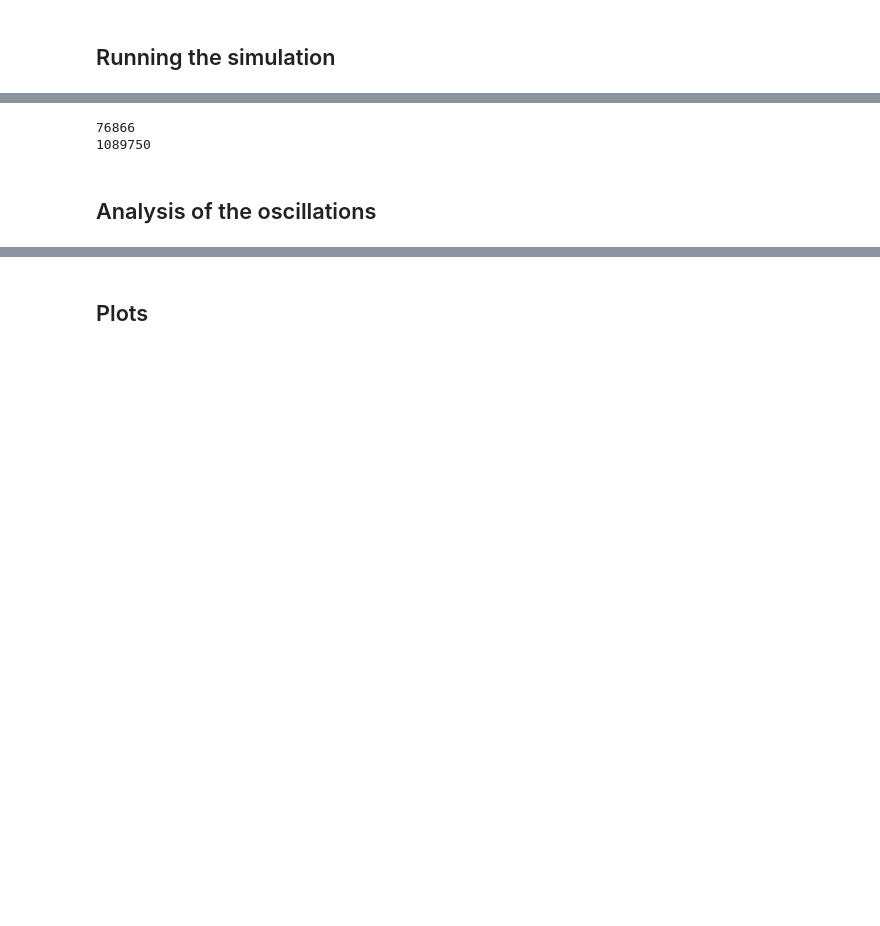
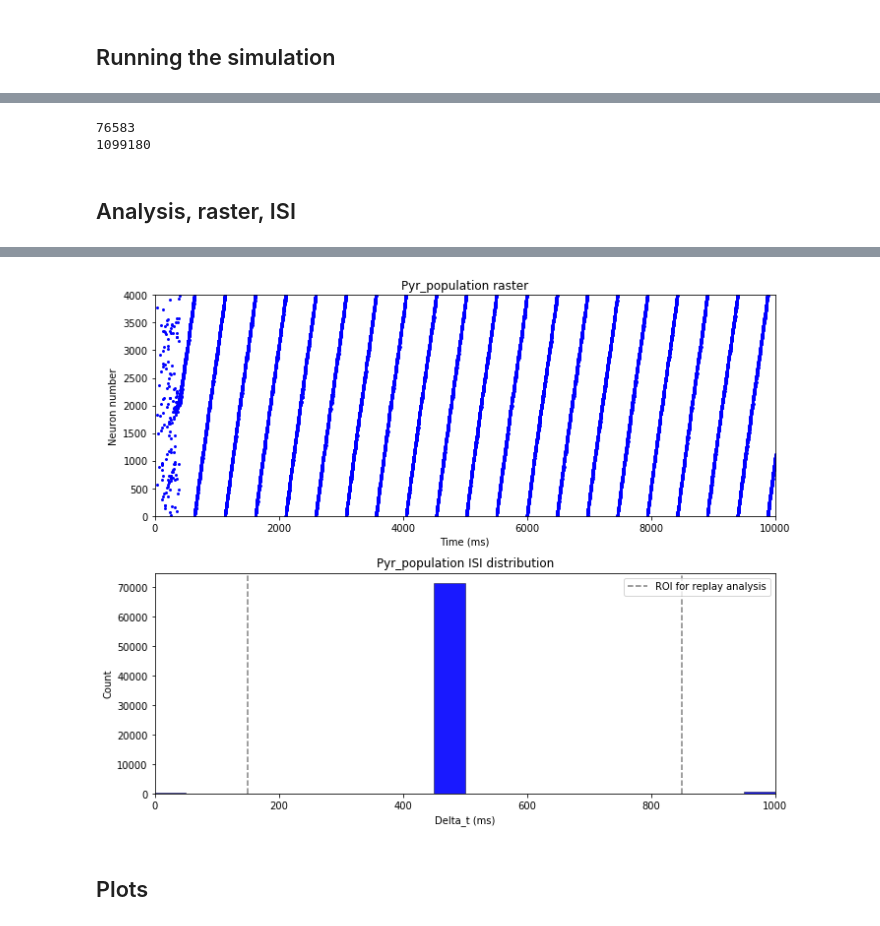
Before and after one commit to andrisecker/KOKISharpWaves, a Jupyter notebook: notebooks/spw_network_new_models.ipynb, the cells around one changed output, grey strips where cells are left out. Saved outputs shown, nothing was run; the diff lists cells and outputs as text; code cells hidden in the pictures; blank space fills up the shorter version.

```diff
--- a/notebooks/spw_network_new_models.ipynb
+++ b/notebooks/spw_network_new_models.ipynb
@@ -118,12 +127,6 @@ dg_ampa/dt = -g_ampa/tauSyn_PyrExc : 1
 dg_gaba/dt = -g_gaba/tauSyn_PyrInh : 1
 '''
 
-reset_adexp = '''
-vm = reset_Pyr
-w += b_Pyr
-'''
-
-# Bence
 eqs_bas = '''
 dvm/dt = (-gL_Bas*(vm-Vrest_Bas) + gL_Bas*delta_T_Bas*exp((vm- theta_Bas)/delta_T_Bas)-w - (g_ampa*z*(vm-E_Exc) + g_gaba*z*(vm-E_Inh)))/Cm_Bas : volt
 dw/dt = (a_Bas*(vm- Vrest_Bas )-w)/tau_w_Bas : amp
@@ -131,26 +134,21 @@ dg_ampa/dt = -g_ampa/tauSyn_BasExc : 1
 dg_gaba/dt = -g_gaba/tauSyn_BasInh : 1
 '''
 
-reset_basket = '''
-vm = reset_Bas
-w += b_Bas
-'''
-
 def myresetfunc(P, spikes):
     P.vm[spikes] = reset_Pyr    # reset voltage
     P.w[spikes] += b_Pyr        # low pass filter of spikes (adaptation mechanism)
 
-# Bence
+
 def basresetfunc(P, spikes):
     P.vm[spikes] = reset_Bas
     P.w[spikes] += b_Bas
 
-SCR     = SimpleCustomRefractoriness(myresetfunc, tref_Pyr, state='vm')
+SCR_Pyr = SimpleCustomRefractoriness(myresetfunc,  tref_Pyr, state='vm')
 SCR_Bas = SimpleCustomRefractoriness(basresetfunc, tref_Bas, state='vm')
 # %% [markdown]
 ## Creating and initializing populations
 # %%
-PE = NeuronGroup(NE, model=eqs_adexp, threshold=v_spike_Pyr, reset=SCR)
+PE = NeuronGroup(NE, model=eqs_adexp, threshold=v_spike_Pyr, reset=SCR_Pyr)
 PI = NeuronGroup(NI, model=eqs_bas,   threshold=v_spike_Bas, reset=SCR_Bas)
 
 PE.vm = Vrest_Pyr
@@ -228,31 +210,44 @@ run(10000*ms, report='text')
 print sme.nspikes
 print smi.nspikes
 # %% [output]
-76866
-1089750
+76583
+1099180
-# %% [markdown]
-## Analysis of the oscillations
+# %% [markdown]
+## Analysis, raster, ISI
 # %%
-avgReplayInterval = replay(isi.count[3:17])  # bins from 150 to 850 (range of interest)
+%matplotlib inline
+spikeTimesE, spikingNeuronsE, poprE, ISI = preprocess_spikes(sme.spiketimes, NE)
+ISI = plot_raster_ISI(spikeTimesE, spikingNeuronsE, ISI, "blue", multiplier_=1)
 
-meanEr, rEAC, maxEAC, tMaxEAC, maxEACR, tMaxEACR, fE, PxxE, avgRippleFE, ripplePE = ripple(popre.rate, 1000)
-avgGammaFE, gammaPE = gamma(fE, PxxE)
-meanIr, rIAC, maxIAC, tMaxIAC, maxIACR, tMaxIACR, fI, PxxI, avgRippleFI, ripplePI = ripple(popri.rate, 1000)
-avgGammaFI, gammaPI = gamma(fI, PxxI)
+if np.max(poprE) == 0:
+    print 'No activity!'
 
-print 'Mean excitatory rate: ', meanEr
-print 'Maximum exc. autocorrelation:', maxEAC, 'at', tMaxEAC, '[ms]'
-print 'Maximum exc. AC in ripple range:', maxEACR, 'at', tMaxEACR, '[ms]'
-print 'Mean inhibitory rate: ', meanIr
-print 'Maximum inh. autocorrelation:', maxIAC, 'at', tMaxIAC, '[ms]'
-print 'Maximum inh. AC in ripple range:', maxIACR, 'at', tMaxIACR, '[ms]'
-print ''
-print 'Average exc. ripple freq:', avgRippleFE
-print 'Exc. ripple power:', ripplePE
-print 'Average exc. gamma freq:', avgGammaFE
-print 'Exc. gamma power:', gammaPE
-print 'Average inh. ripple freq:', avgRippleFI
-print 'Inh. ripple power:', ripplePI
-print 'Average inh. gamma freq:', avgGammaFI
-print 'Inh. gamma power:', gammaPI
+else:
+    spikeTimesI, spikingNeuronsI, poprI = preprocess_spikes(smi.spiketimes, NI, calc_ISI=False)
+
+    # calling detect_oscillation functions:
+    avgReplayInterval = replay(ISI[3:16])  # bins from 150 to 850 (range of interest)
+
+    meanEr, rEAC, maxEAC, tMaxEAC, maxEACR, tMaxEACR, fE, PxxE, avgRippleFE, ripplePE = ripple(poprE, 1000)
+    avgGammaFE, gammaPE = gamma(fE, PxxE)
+    meanIr, rIAC, maxIAC, tMaxIAC, maxIACR, tMaxIACR, fI, PxxI, avgRippleFI, ripplePI = ripple(poprI, 1000)
+    avgGammaFI, gammaPI = gamma(fI, PxxI)
+
+    # Print out some info
+    print 'Mean excitatory rate: ', meanEr
+    print 'Maximum exc. autocorrelation:', maxEAC, 'at', tMaxEAC, '[ms]'
+    print 'Maximum exc. AC in ripple range:', maxEACR, 'at', tMaxEACR, '[ms]'
+    print 'Mean inhibitory rate: ', meanIr
+    print 'Maximum inh. autocorrelation:', maxIAC, 'at', tMaxIAC, '[ms]'
+    print 'Maximum inh. AC in ripple range:', maxIACR, 'at', tMaxIACR, '[ms]'
+    print ''
+    print 'Average exc. ripple freq:', avgRippleFE
+    print 'Exc. ripple power:', ripplePE
+    print 'Average exc. gamma freq:', avgGammaFE
+    print 'Exc. gamma power:', gammaPE
+    print 'Average inh. ripple freq:', avgRippleFI
+    print 'Inh. ripple power:', ripplePI
+    print 'Average inh. gamma freq:', avgGammaFI
+    print 'Inh. gamma power:', gammaPI
+    print "--------------------------------------------------"
 # %% [output]
@@ -275,2 +271,3 @@ Inh. gamma power: 1.61821027374
+[figure, added]
 # %% [markdown]
 ## Plots
```
Also changed, not shown: parts of 16 cells of this notebook, 3 other files.
